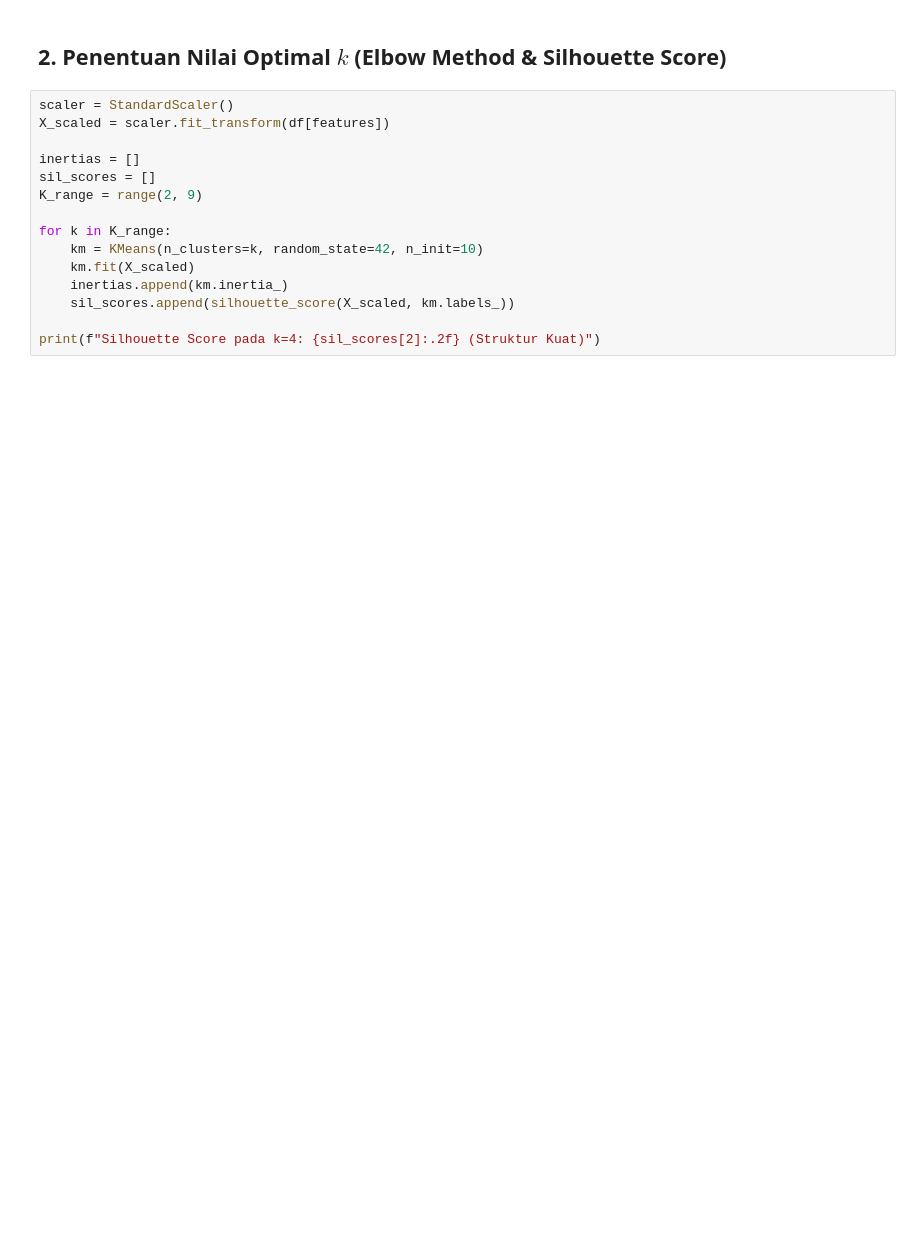
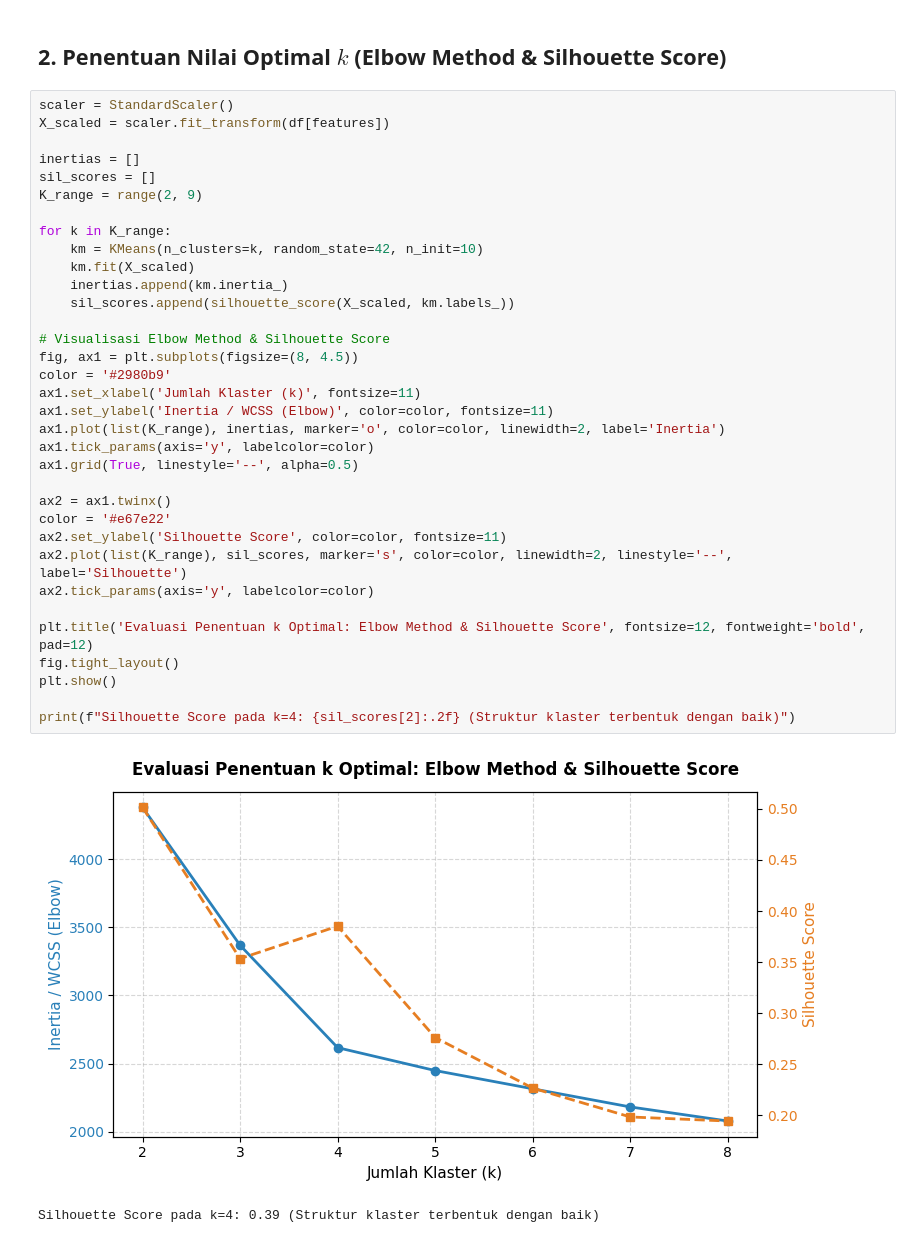
Before and after one commit to ardanrizky/Nadi-Kampus-, a Jupyter notebook: notebooks/01_eda_and_kmeans_clustering.ipynb, the cells around one changed output. Cells and saved outputs as stored; diff of their text form; blank space fills up the shorter version.

Commit message:
feat(notebook): add elbow & pca visual plots, cluster insights and policy recommendations

```diff
--- a/notebooks/01_eda_and_kmeans_clustering.ipynb
+++ b/notebooks/01_eda_and_kmeans_clustering.ipynb
@@ -26,16 +44,38 @@ df[features].describe()
 # %%
 scaler = StandardScaler()
 X_scaled = scaler.fit_transform(df[features])
 
 inertias = []
 sil_scores = []
 K_range = range(2, 9)
 
 for k in K_range:
     km = KMeans(n_clusters=k, random_state=42, n_init=10)
     km.fit(X_scaled)
     inertias.append(km.inertia_)
     sil_scores.append(silhouette_score(X_scaled, km.labels_))
 
-print(f"Silhouette Score pada k=4: {sil_scores[2]:.2f} (Struktur Kuat)")
+# Visualisasi Elbow Method & Silhouette Score
+fig, ax1 = plt.subplots(figsize=(8, 4.5))
+color = '#2980b9'
+ax1.set_xlabel('Jumlah Klaster (k)', fontsize=11)
+ax1.set_ylabel('Inertia / WCSS (Elbow)', color=color, fontsize=11)
+ax1.plot(list(K_range), inertias, marker='o', color=color, linewidth=2, label='Inertia')
+ax1.tick_params(axis='y', labelcolor=color)
+ax1.grid(True, linestyle='--', alpha=0.5)
+
+ax2 = ax1.twinx()
+color = '#e67e22'
+ax2.set_ylabel('Silhouette Score', color=color, fontsize=11)
+ax2.plot(list(K_range), sil_scores, marker='s', color=color, linewidth=2, linestyle='--', label='Silhouette')
+ax2.tick_params(axis='y', labelcolor=color)
+
+plt.title('Evaluasi Penentuan k Optimal: Elbow Method & Silhouette Score', fontsize=12, fontweight='bold', pad=12)
+fig.tight_layout()
+plt.show()
+
+print(f"Silhouette Score pada k=4: {sil_scores[2]:.2f} (Struktur klaster terbentuk dengan baik)")
+# %% [output]
+[figure, added]
+Silhouette Score pada k=4: 0.39 (Struktur klaster terbentuk dengan baik)
 # %% [markdown]
```
Also changed, not shown: parts of 9 cells of this notebook.
